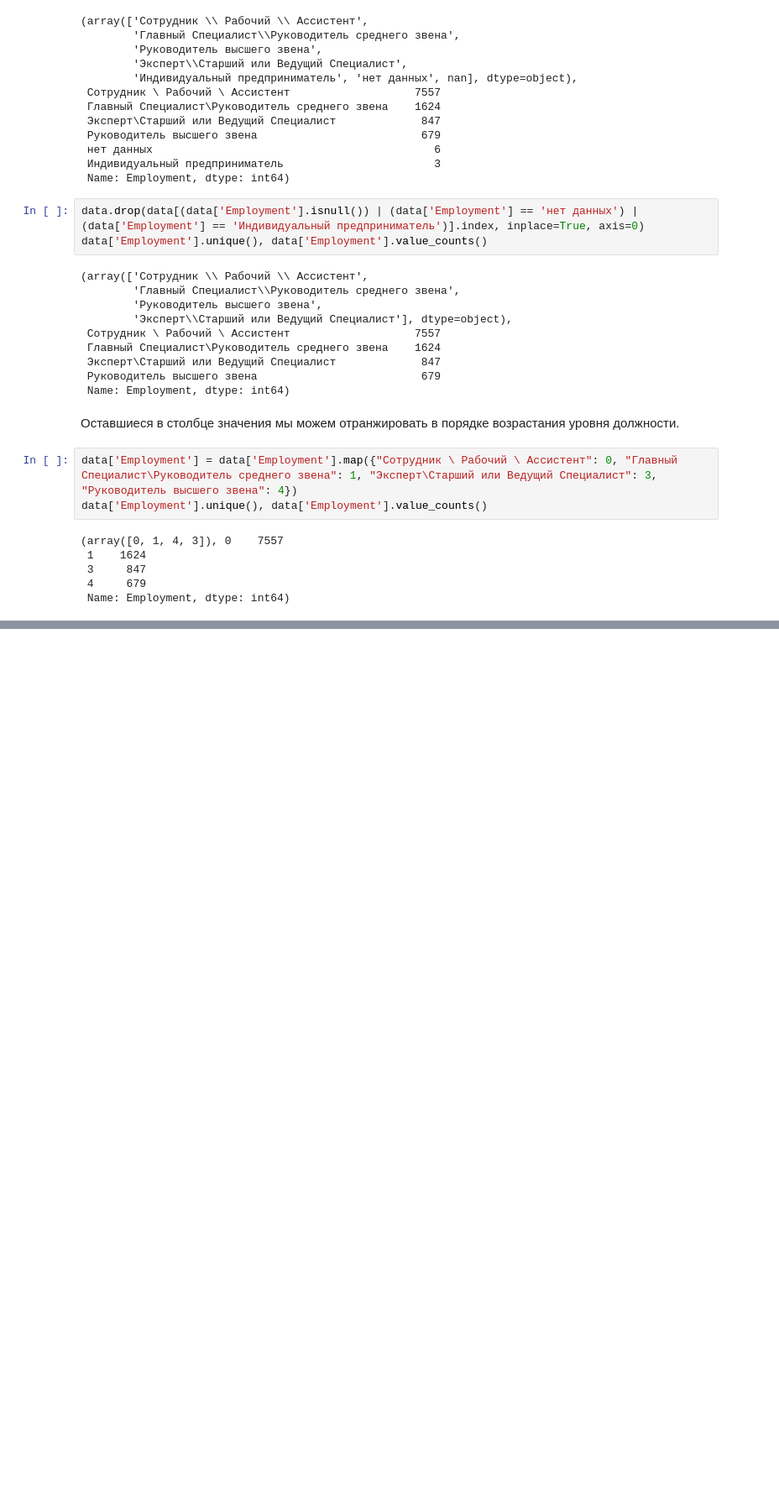
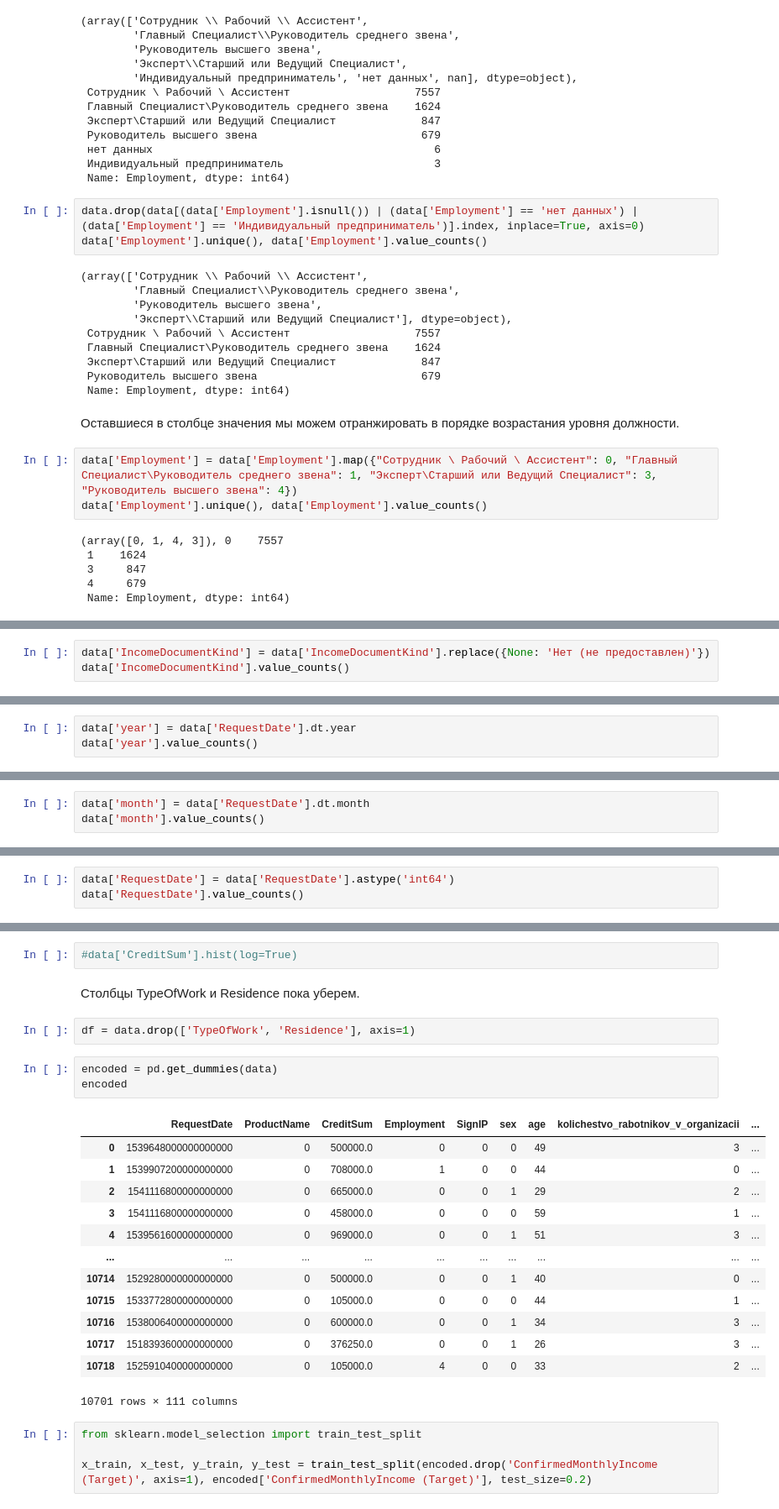
Before and after one commit to artemgur/akbars, a Jupyter notebook: akbars.ipynb, the cells around one changed output, grey strips where cells are left out. Shown at 84% size. Drawn from its saved outputs; the diff is of its cells as text; blank space fills up the shorter version.

```diff
--- a/akbars.ipynb
+++ b/akbars.ipynb
@@ -324,0 +358,3 @@ data['Employment'].unique(), data['Employment'].value_counts()
+# %%
+data['IncomeDocumentKind'] = data['IncomeDocumentKind'].replace({None: 'Нет (не предоставлен)'})
+data['IncomeDocumentKind'].value_counts()
@@ -324,0 +404,3 @@ data['Employment'].unique(), data['Employment'].value_counts()
+# %%
+data['year'] = data['RequestDate'].dt.year
+data['year'].value_counts()
@@ -324,0 +411,3 @@ data['Employment'].unique(), data['Employment'].value_counts()
+# %%
+data['month'] = data['RequestDate'].dt.month
+data['month'].value_counts()
@@ -324,0 +428,3 @@ data['Employment'].unique(), data['Employment'].value_counts()
+# %%
+data['RequestDate'] = data['RequestDate'].astype('int64')
+data['RequestDate'].value_counts()
@@ -324,0 +444,27 @@ data['Employment'].unique(), data['Employment'].value_counts()
+# %%
+#data['CreditSum'].hist(log=True)
+# %% [markdown]
+Столбцы TypeOfWork и Residence пока уберем.
+# %%
+df = data.drop(['TypeOfWork', 'Residence'], axis=1)
+# %%
+encoded = pd.get_dummies(data)
+encoded
+# %% [output]
+|  | RequestDate | ProductName | CreditSum | Employment | SignIP | sex | age | kolichestvo_rabotnikov_v_organizacii | ... |
+| 0 | 1539648000000000000 | 0 | 500000.0 | 0 | 0 | 0 | 49 | 3 | ... |
+| 1 | 1539907200000000000 | 0 | 708000.0 | 1 | 0 | 0 | 44 | 0 | ... |
+| 2 | 1541116800000000000 | 0 | 665000.0 | 0 | 0 | 1 | 29 | 2 | ... |
+| 3 | 1541116800000000000 | 0 | 458000.0 | 0 | 0 | 0 | 59 | 1 | ... |
+| 4 | 1539561600000000000 | 0 | 969000.0 | 0 | 0 | 1 | 51 | 3 | ... |
+| ... | ... | ... | ... | ... | ... | ... | ... | ... | ... |
+| 10714 | 1529280000000000000 | 0 | 500000.0 | 0 | 0 | 1 | 40 | 0 | ... |
+| 10715 | 1533772800000000000 | 0 | 105000.0 | 0 | 0 | 0 | 44 | 1 | ... |
+| 10716 | 1538006400000000000 | 0 | 600000.0 | 0 | 0 | 1 | 34 | 3 | ... |
+| 10717 | 1518393600000000000 | 0 | 376250.0 | 0 | 0 | 1 | 26 | 3 | ... |
+| 10718 | 1525910400000000000 | 0 | 105000.0 | 4 | 0 | 0 | 33 | 2 | ... |
+10701 rows × 111 columns
+# %%
+from sklearn.model_selection import train_test_split
+
+x_train, x_test, y_train, y_test = train_test_split(encoded.drop('ConfirmedMonthlyIncome (Target)', axis=1), encoded['ConfirmedMonthlyIncome (Target)'], test_size=0.2)
```
Also changed, not shown: parts of 32 cells of this notebook.
